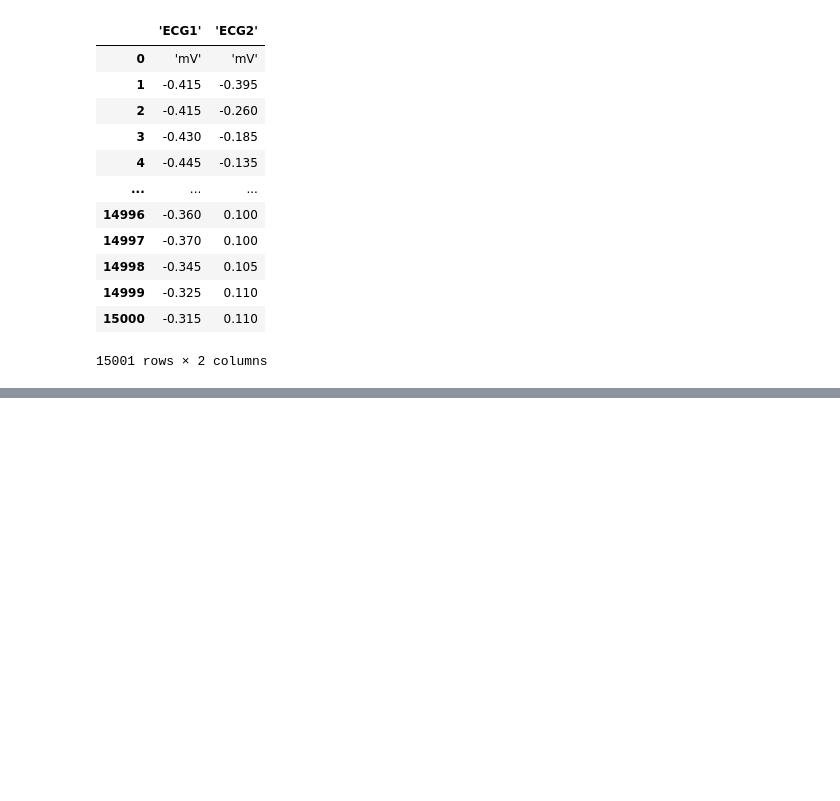
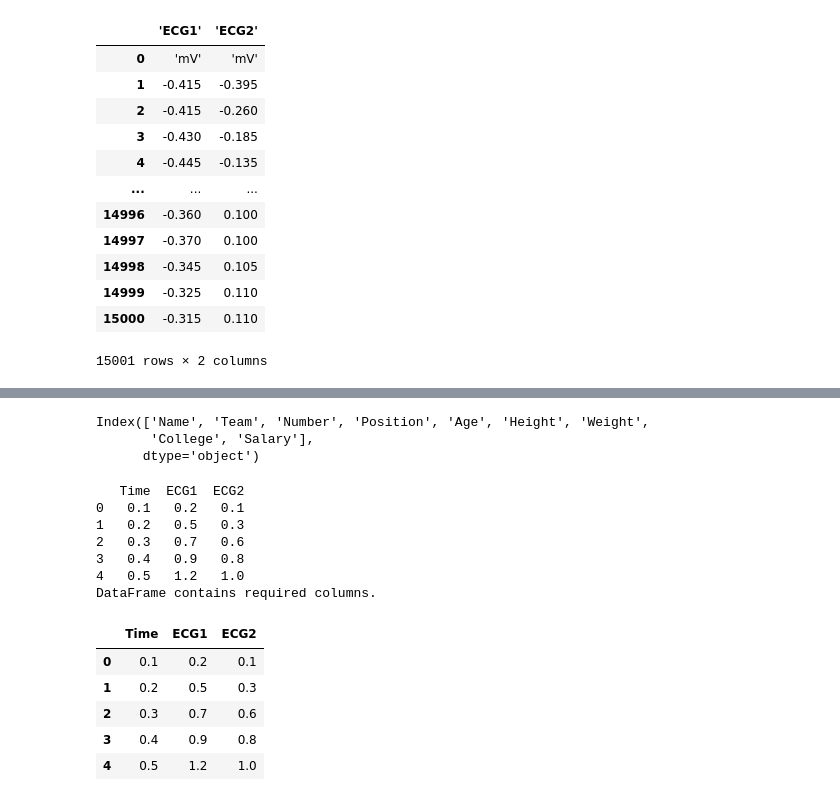
Before and after one commit to latif778866/transfer, a Jupyter notebook: Data Frame.ipynb, the cells around one changed output, grey strips where cells are left out. Saved outputs shown, nothing was run; the diff lists cells and outputs as text; code cells hidden in the pictures; blank space fills up the shorter version.

```diff
--- a/Data Frame.ipynb
+++ b/Data Frame.ipynb
@@ -244,0 +659,43 @@ df9
+# %%
+# calling keys() function
+print(data.keys())
+# %% [output]
+Index(['Name', 'Team', 'Number', 'Position', 'Age', 'Height', 'Weight',
+       'College', 'Salary'],
+      dtype='object')
+# %%
+import pandas as pd
+
+# Sample DataFrame
+data = {
+    'Time': [0.1, 0.2, 0.3, 0.4, 0.5],
+    'ECG1': [0.2, 0.5, 0.7, 0.9, 1.2],
+    'ECG2': [0.1, 0.3, 0.6, 0.8, 1.0]
+}
+
+df = pd.DataFrame(data)
+print(df)
+
+# Check if the DataFrame contains the required columns
+if 'Time' in df.columns and 'ECG1' in df.columns and 'ECG2' in df.columns:
+    print("DataFrame contains required columns.")
+else:
+    print("DataFrame does not contain required columns.")
+
+# Output:
+# DataFrame contains required columns.
+df
+# %% [output]
+   Time  ECG1  ECG2
+0   0.1   0.2   0.1
+1   0.2   0.5   0.3
+2   0.3   0.7   0.6
+3   0.4   0.9   0.8
+4   0.5   1.2   1.0
+DataFrame contains required columns.
+|  | Time | ECG1 | ECG2 |
+| 0 | 0.1 | 0.2 | 0.1 |
+| 1 | 0.2 | 0.5 | 0.3 |
+| 2 | 0.3 | 0.7 | 0.6 |
+| 3 | 0.4 | 0.9 | 0.8 |
+| 4 | 0.5 | 1.2 | 1.0 |
```
Also changed, not shown: parts of 25 cells of this notebook, 4 other files.
